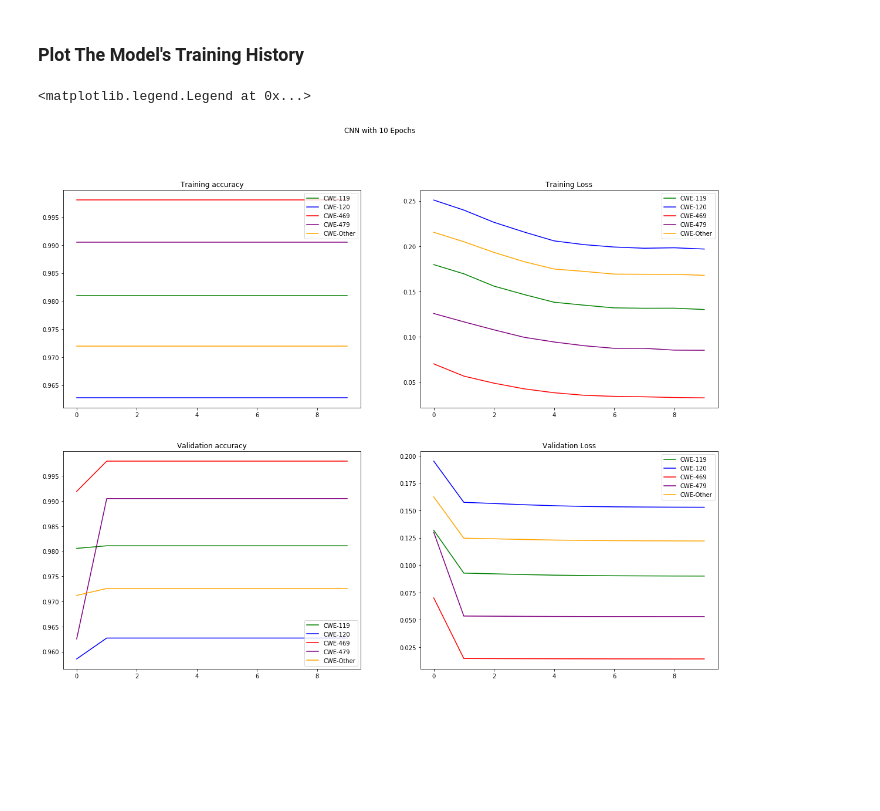
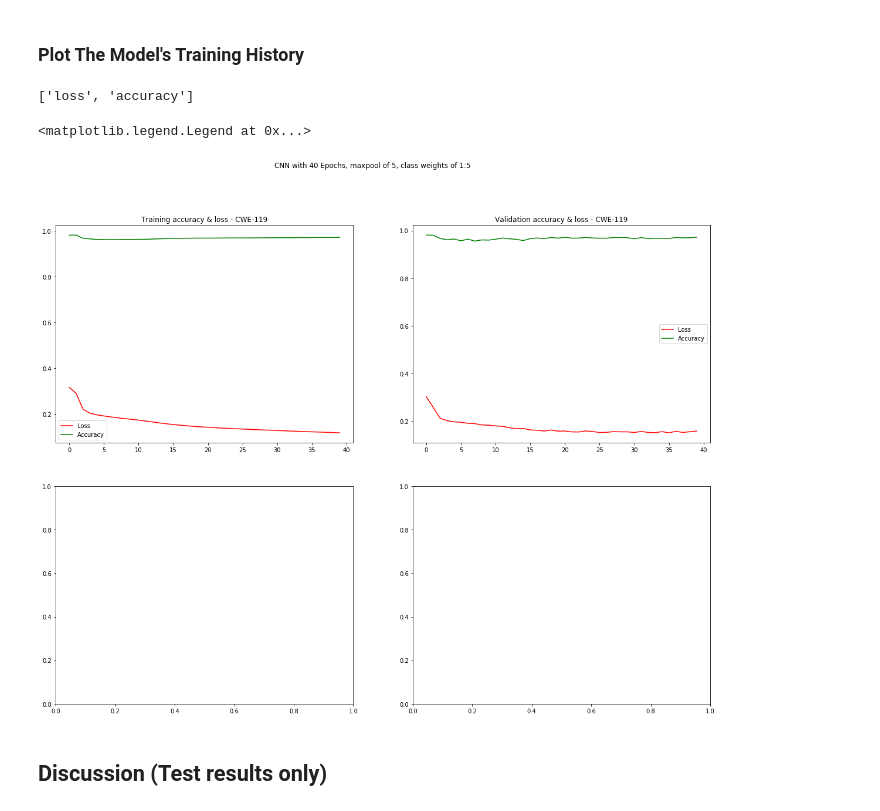
Before and after one commit to hazimhanif/svd_exp1, a Jupyter notebook: SVD_2.ipynb, the cells around one changed output. Drawn from its saved outputs; the diff is of its cells as text; code cells hidden in the pictures; blank space fills up the shorter version.

Commit message:
Updated SVD_1 for all columns experiment. Results as expected. Not really good performing. Removed unncessary files from the repo

```diff
--- a/SVD_2.ipynb
+++ b/SVD_2.ipynb
@@ -130,3 +131,6 @@ train.head()
+# %%
+one = train[train.iloc[:,1]==1].index.values.astype(int)
+zero = train[train.iloc[:,1]==0].index.values.astype(int)
 # %% [markdown]
 ### Tokenizing the source codes
 # %%
@@ -214,4 +219,8 @@ array([[1, 0],
 # %% [markdown]
 ### Model Definition (CNN with Gaussian Noise and 1 Output Split)
+# %%
+# Create a random weights matrix
+
+random_weights = np.random.normal(size=(WORDS_SIZE, 13),scale=0.01)
 # %%
 # Must use non-sequential model building to create branches in the output layer
@@ -312,0 +345,3 @@ Epoch 00010: saving model to model/model-epoch-10-single-4.hdf5
+# %%
+# Load model
+model = tf.keras.models.load_model("model/model-epoch-100-36-single.hdf5")
@@ -313,7 +377,2 @@ Epoch 00010: saving model to model/model-epoch-10-single-4.hdf5
 # %% [markdown]
 ### Model Evaluation using Testing Set
-# %%
-model = tf.keras.models.load_model("model/model-epoch-10-single-0.hdf5")
-results = model.evaluate(x_test, y_test[0], batch_size=128)
-for num in range(0,len(model.metrics_names)):
-    print(model.metrics_names[num]+': '+str(results[num]))
@@ -409,44 +432,27 @@ print('Weighted f-measure: '+ str(sklearn.metrics.f1_score(y_true=old_y_test, y_
 # %% [markdown]
 ### Plot The Model's Training History
+# %%
+model.metrics_names
+# %% [output]
+['loss', 'accuracy']
 # %%
 epochs_range = range(len(history.history[model.metrics_names[1]]))
 
-fig, axs = plt.subplots(2, 2, figsize=(20,15))
-fig.suptitle('CNN with 10 Epochs')
+fig, axs = plt.subplots(nrows=2, ncols=2, figsize=(20,15))
+fig.suptitle('CNN with 40 Epochs, maxpool of 5, class weights of 1:5')
 
-axs[0,0].plot(epochs_range, history.history['val_%s'%(model.metrics_names[6])], 'b', label='CWE-119', color='green')
-axs[0,0].plot(epochs_range, history.history['val_%s'%(model.metrics_names[7])], 'b', label='CWE-120', color='blue')
-axs[0,0].plot(epochs_range, history.history['val_%s'%(model.metrics_names[8])], 'b', label='CWE-469', color='red')
-axs[0,0].plot(epochs_range, history.history['val_%s'%(model.metrics_names[9])], 'b', label='CWE-479', color='purple')
-axs[0,0].plot(epochs_range, history.history['val_%s'%(model.metrics_names[10])], 'b', label='CWE-Other', color='orange')
-axs[0,0].set_title('Training accuracy')
+axs[0,0].plot(epochs_range, history.history[model.metrics_names[0]], 'b', label='Loss', color='red')
+axs[0,0].plot(epochs_range, history.history[model.metrics_names[1]], 'b', label='Accuracy', color='green')
+axs[0,0].set_title('Training accuracy & loss - CWE-119')
 axs[0,0].legend()
 
 
-axs[0,1].plot(epochs_range, history.history['val_%s'%(model.metrics_names[1])], 'b', label='CWE-119', color='green')
-axs[0,1].plot(epochs_range, history.history['val_%s'%(model.metrics_names[2])], 'b', label='CWE-120', color='blue')
-axs[0,1].plot(epochs_range, history.history['val_%s'%(model.metrics_names[3])], 'b', label='CWE-469', color='red')
-axs[0,1].plot(epochs_range, history.history['val_%s'%(model.metrics_names[4])], 'b', label='CWE-479', color='purple')
-axs[0,1].plot(epochs_range, history.history['val_%s'%(model.metrics_names[5])], 'b', label='CWE-Other', color='orange')
-axs[0,1].set_title('Training Loss')
+axs[0,1].plot(epochs_range, history.history['val_%s'%(model.metrics_names[0])], 'b', label='Loss', color='red')
+axs[0,1].plot(epochs_range, history.history['val_%s'%(model.metrics_names[1])], 'b', label='Accuracy', color='green')
+axs[0,1].set_title('Validation accuracy & loss - CWE-119')
 axs[0,1].legend()
-
-axs[1,0].plot(epochs_range, history.history[model.metrics_names[6]], 'b', label='CWE-119', color='green')
-axs[1,0].plot(epochs_range, history.history[model.metrics_names[7]], 'b', label='CWE-120', color='blue')
-axs[1,0].plot(epochs_range, history.history[model.metrics_names[8]], 'b', label='CWE-469', color='red')
-axs[1,0].plot(epochs_range, history.history[model.metrics_names[9]], 'b', label='CWE-479', color='purple')
-axs[1,0].plot(epochs_range, history.history[model.metrics_names[10]], 'b', label='CWE-Other', color='orange')
-axs[1,0].set_title('Validation accuracy')
-axs[1,0].legend()
-
-
-axs[1,1].plot(epochs_range, history.history[model.metrics_names[1]], 'b', label='CWE-119', color='green')
-axs[1,1].plot(epochs_range, history.history[model.metrics_names[2]], 'b', label='CWE-120', color='blue')
-axs[1,1].plot(epochs_range, history.history[model.metrics_names[3]], 'b', label='CWE-469', color='red')
-axs[1,1].plot(epochs_range, history.history[model.metrics_names[4]], 'b', label='CWE-479', color='purple')
-axs[1,1].plot(epochs_range, history.history[model.metrics_names[5]], 'b', label='CWE-Other', color='orange')
-axs[1,1].set_title('Validation Loss')
-axs[1,1].legend()
 # %% [output]
 <matplotlib.legend.Legend at 0x...>
-[figure, old version]
+[figure, new version]
+# %% [markdown]
+## Discussion (Test results only)
```
Also changed, not shown: parts of 29 cells of this notebook, 37 other files.
